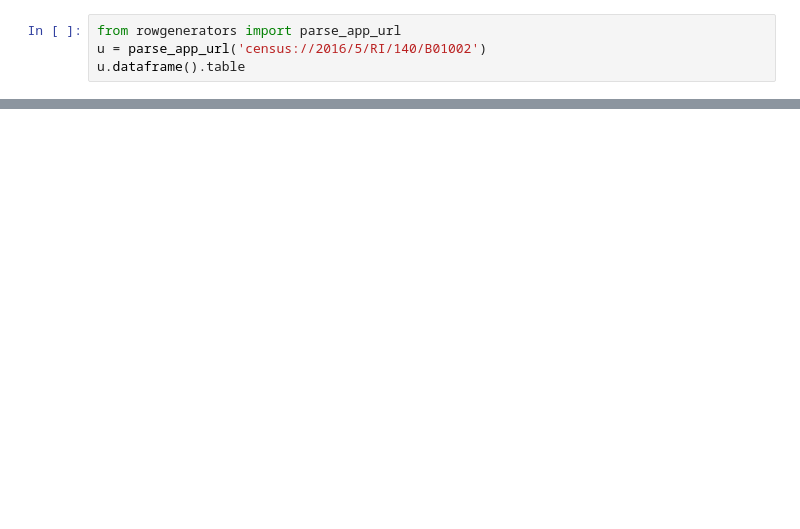
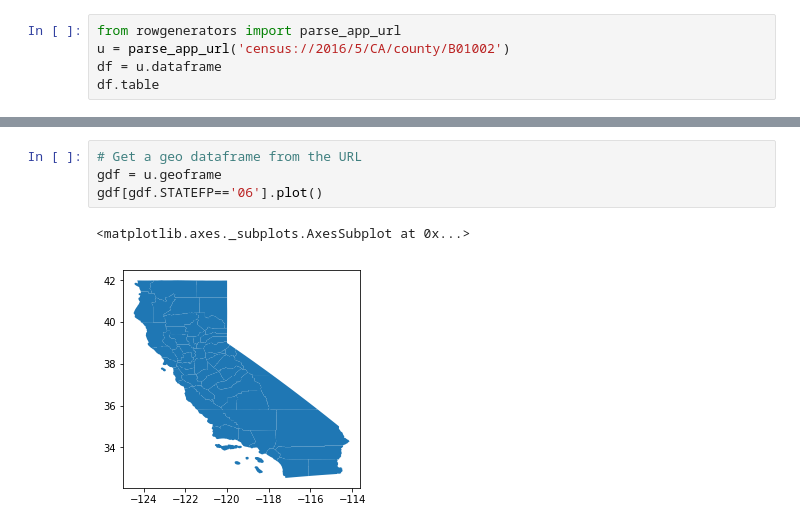
Before and after one commit to Metatab/publicdata, a Jupyter notebook: notebooks/ACS.ipynb, the cells around one changed output, grey strips where cells are left out. Saved outputs shown, nothing was run; the diff lists cells and outputs as text; blank space fills up the shorter version.

```diff
--- a/notebooks/ACS.ipynb
+++ b/notebooks/ACS.ipynb
@@ -6,5 +17,6 @@ logger.setLevel(logging.DEBUG)
 # %%
 from rowgenerators import parse_app_url
-u = parse_app_url('census://2016/5/RI/140/B01002')
-u.dataframe().table
+u = parse_app_url('census://2016/5/CA/county/B01002')
+df = u.dataframe
+df.table
 # %% [output]
@@ -33,0 +70,7 @@ print(tm.states)
+# %%
+# Get a geo dataframe from the URL
+gdf = u.geoframe
+gdf[gdf.STATEFP=='06'].plot()
+# %% [output]
+<matplotlib.axes._subplots.AxesSubplot at 0x...>
+[figure, added]
```
Also changed, not shown: parts of 17 cells of this notebook, 15 other files.
